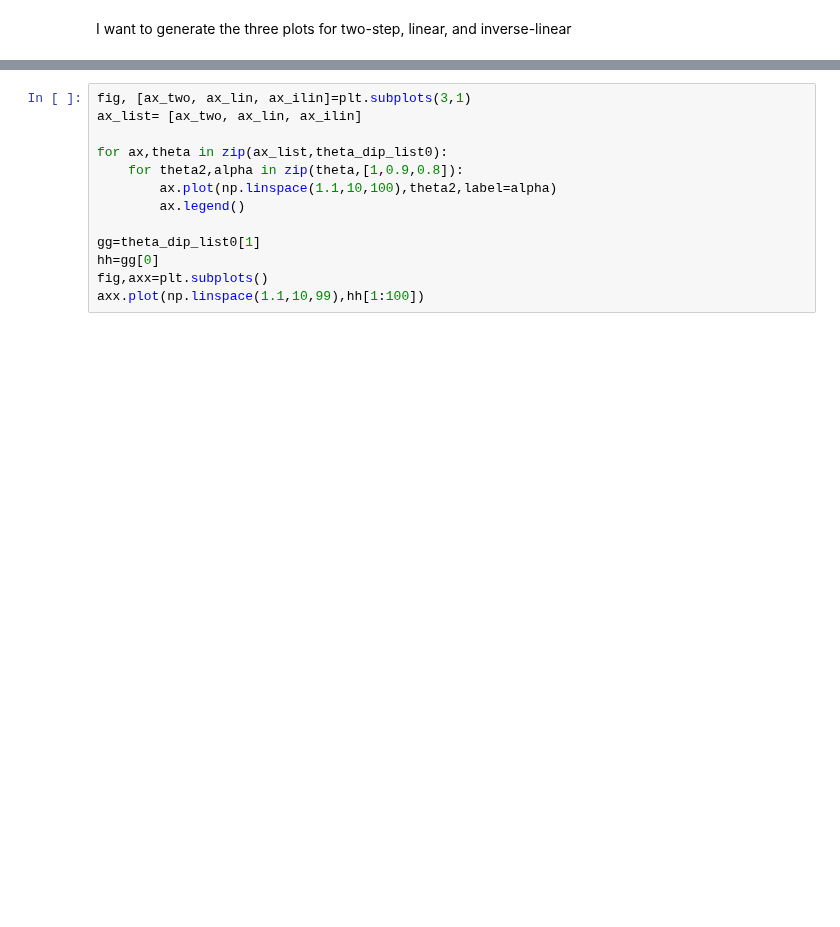
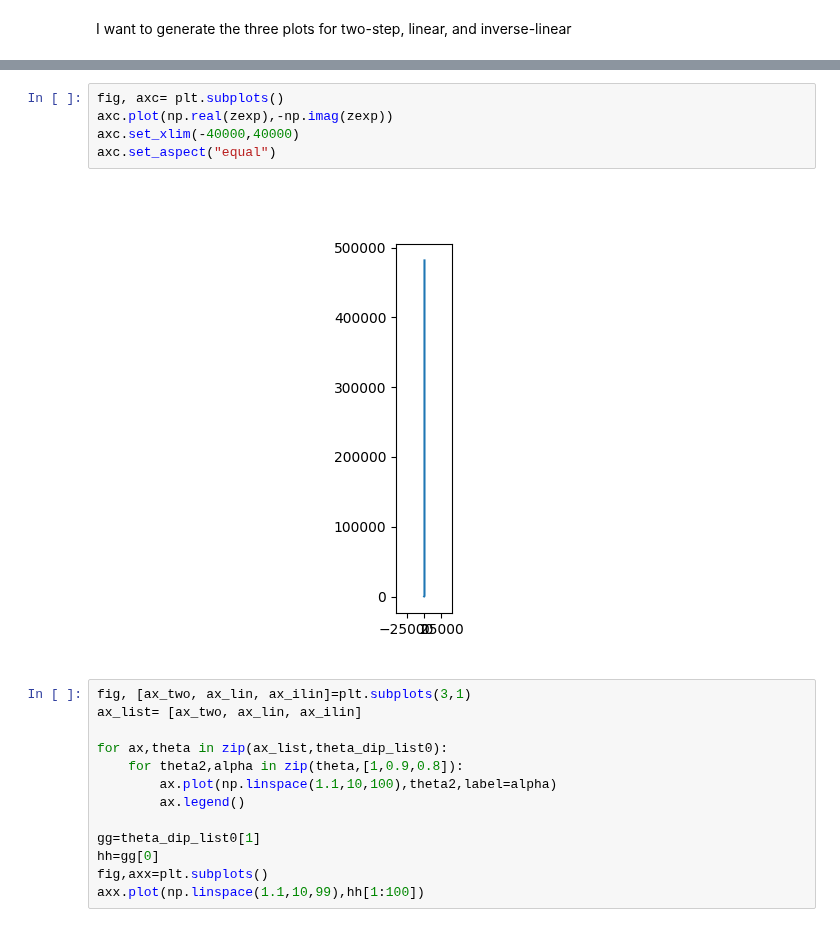
Before and after one commit to Yugal0/fitting-eis-dipangle-analysis, a Jupyter notebook: main.ipynb, the cells around one changed output, grey strips where cells are left out. Drawn from its saved outputs; the diff is of its cells as text; blank space fills up the shorter version.

```diff
--- a/main.ipynb
+++ b/main.ipynb
@@ -84,3 +78,10 @@ axc.set_aspect("equal")
+# %%
+fig, axc= plt.subplots()
+axc.plot(np.real(zexp),-np.imag(zexp))
+axc.set_xlim(-40000,40000)
+axc.set_aspect("equal")
+# %% [output]
+[figure, added]
 # %%
 fig, [ax_two, ax_lin, ax_ilin]=plt.subplots(3,1)
 ax_list= [ax_two, ax_lin, ax_ilin]
```
Also changed, not shown: parts of 2 cells of this notebook.
